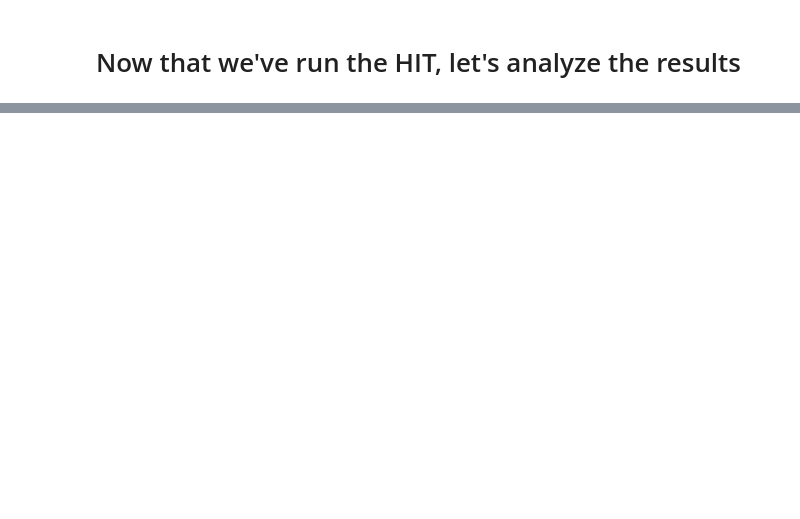
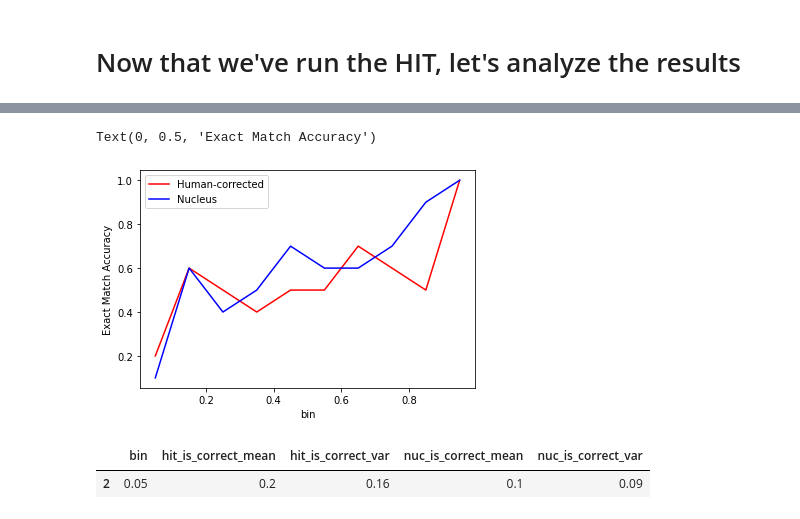
Before and after one commit to esteng/calibration_miso, a Jupyter notebook: analysis/calibration_seq_plot.ipynb, the cells around one changed output, grey strips where cells are left out. Saved outputs shown, nothing was run; the diff lists cells and outputs as text; code cells hidden in the pictures; blank space fills up the shorter version.

```diff
--- a/analysis/calibration_seq_plot.ipynb
+++ b/analysis/calibration_seq_plot.ipynb
@@ -290,0 +313,34 @@ ax.plot(xs, ys, label="Non-Rewritten", color="red")
+# %%
+
+# sort hit df by bin
+hit_df = hit_df.sort_values(by=['bin'])
+
+fig, ax = plt.subplots()
+# new: plot with two lines with variances
+sns.lineplot(data = hit_df,
+            x = "bin",
+            y = "hit_is_correct_mean",
+            label = "Human-corrected",
+            color = "red",
+            ax=ax)
+
+# ax.fill_between(hit_df['hit_is_correct_mean'],
+#                 hit_df['hit_is_correct_mean']-hit_df['hit_is_correct_var'],
+#                 hit_df['hit_is_correct_mean']+hit_df['hit_is_correct_var'],
+#                 alpha=0.2)
+
+sns.lineplot(data = hit_df,
+            x = "bin",
+            y = "nuc_is_correct_mean",
+            ci="nuc_is_correct_var",
+            label = "Nucleus",
+            color = "b")
+ax.set_ylabel("Exact Match Accuracy")
+# %% [output]
+Text(0, 0.5, 'Exact Match Accuracy')
+[figure, added]
+# %%
+hit_df[hit_df['bin'] == 0.05]
+# %% [output]
+|  | bin | hit_is_correct_mean | hit_is_correct_var | nuc_is_correct_mean | nuc_is_correct_var |
+| 2 | 0.05 | 0.2 | 0.16 | 0.1 | 0.09 |
```
Also changed, not shown: parts of 4 cells of this notebook, 1 other file.
